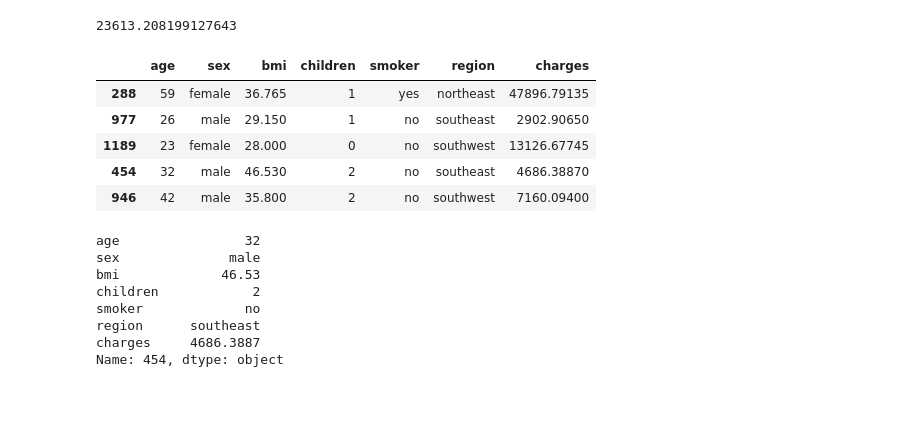
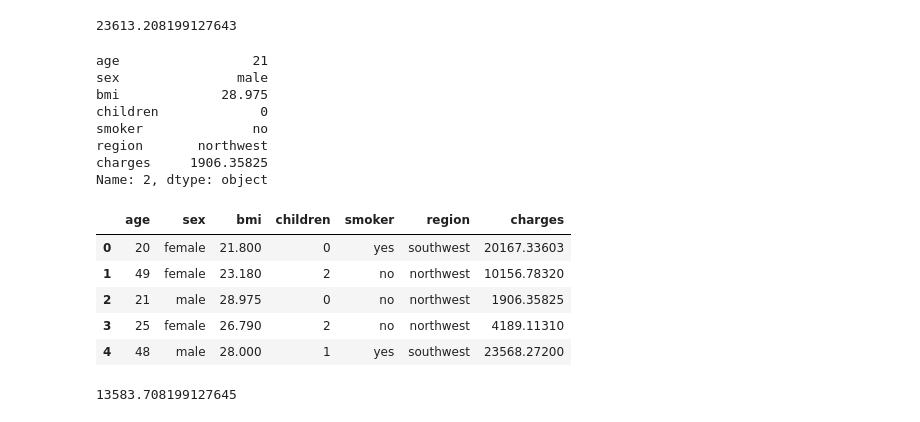
Before and after one commit to jordan-hernandez/pycaret_streamlit_app, a Jupyter notebook: Insurance - Model Training Notebook.ipynb, the cells around one changed output. Cells and saved outputs as stored; diff of their text form; code cells hidden in the pictures.

```diff
--- a/Insurance - Model Training Notebook.ipynb
+++ b/Insurance - Model Training Notebook.ipynb
@@ -188,20 +190,11 @@ prueba.to_csv("prueba.csv")
 # %%
-prueba
+prueba.iloc[2]
 # %% [output]
-|  | age | sex | bmi | children | smoker | region | charges |
-| 288 | 59 | female | 36.765 | 1 | yes | northeast | 47896.79135 |
-| 977 | 26 | male | 29.150 | 1 | no | southeast | 2902.90650 |
-| 1189 | 23 | female | 28.000 | 0 | no | southwest | 13126.67745 |
-| 454 | 32 | male | 46.530 | 2 | no | southeast | 4686.38870 |
-| 946 | 42 | male | 35.800 | 2 | no | southwest | 7160.09400 |
+age                 21
+sex               male
+bmi             28.975
+children             0
+smoker              no
+region       northwest
+charges     1906.35825
+Name: 2, dtype: object
-# %%
-data.iloc[454]
-# %% [output]
-age                32
-sex              male
-bmi             46.53
-children            2
-smoker             no
-region      southeast
-charges     4686.3887
-Name: 454, dtype: object
@@ -207,0 +206,18 @@ Name: 454, dtype: object
+# %%
+p= pd.read_csv("prueba.csv", index_col=[0])
+p
+# %% [output]
+|  | age | sex | bmi | children | smoker | region | charges |
+| 0 | 20 | female | 21.800 | 0 | yes | southwest | 20167.33603 |
+| 1 | 49 | female | 23.180 | 2 | no | northwest | 10156.78320 |
+| 2 | 21 | male | 28.975 | 0 | no | northwest | 1906.35825 |
+| 3 | 25 | female | 26.790 | 2 | no | northwest | 4189.11310 |
+| 4 | 48 | male | 28.000 | 1 | yes | southwest | 23568.27200 |
+# %%
+def predict(model, input_df):
+    predictions_df = predict_model(estimator=model, data=input_df)
+    predictions = predictions_df["prediction_label"][0]
+    return predictions
+predict(model, p)
+# %% [output]
+13583.708199127645
```
Also changed, not shown: parts of 9 cells of this notebook, 3 other files.
